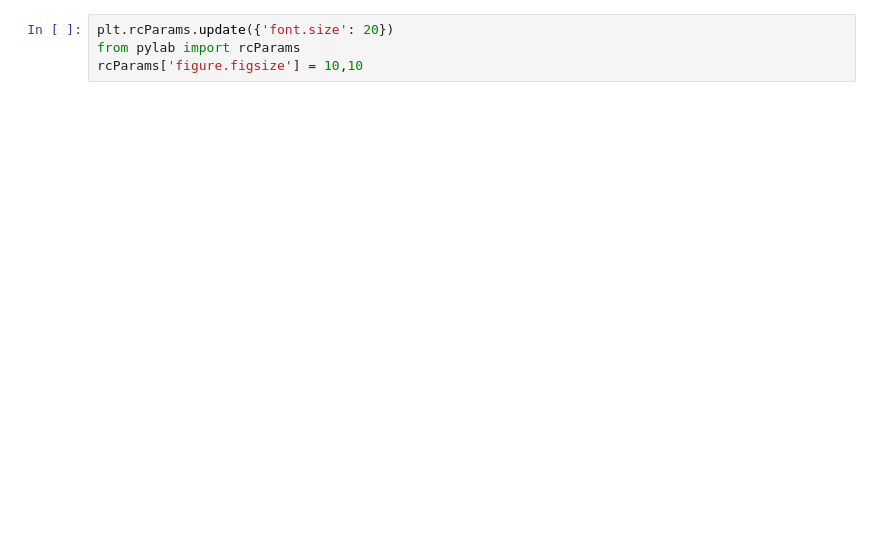
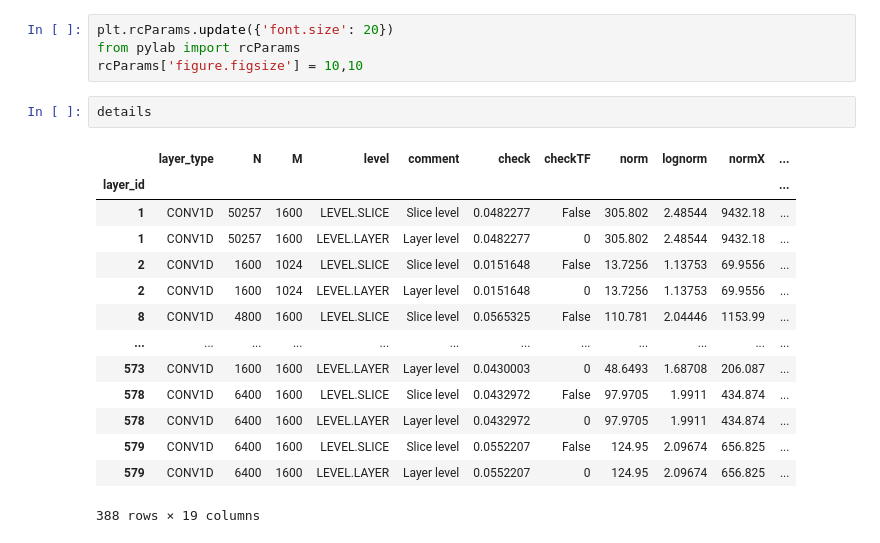
Before and after one commit to CalculatedContent/ww-trends-2020, a Jupyter notebook: WeightWatcher-OpenAI-GPT2.ipynb, the cells around one changed output. Saved outputs shown, nothing was run; the diff lists cells and outputs as text; blank space fills up the shorter version.

```diff
--- a/WeightWatcher-OpenAI-GPT2.ipynb
+++ b/WeightWatcher-OpenAI-GPT2.ipynb
@@ -187,6 +187,23 @@ INFO:__main__:analyze_weights normalize=False, glorot_fix=False count=1
 plt.rcParams.update({'font.size': 20})
 from pylab import rcParams
 rcParams['figure.figsize'] = 10,10
+# %%
+details
+# %% [output]
+|  | layer_type | N | M | level | comment | check | checkTF | norm | lognorm | normX | ... |
+| layer_id |  |  |  |  |  |  |  |  |  |  | ... |
+| 1 | CONV1D | 50257 | 1600 | LEVEL.SLICE | Slice level | 0.0482277 | False | 305.802 | 2.48544 | 9432.18 | ... |
+| 1 | CONV1D | 50257 | 1600 | LEVEL.LAYER | Layer level | 0.0482277 | 0 | 305.802 | 2.48544 | 9432.18 | ... |
+| 2 | CONV1D | 1600 | 1024 | LEVEL.SLICE | Slice level | 0.0151648 | False | 13.7256 | 1.13753 | 69.9556 | ... |
+| 2 | CONV1D | 1600 | 1024 | LEVEL.LAYER | Layer level | 0.0151648 | 0 | 13.7256 | 1.13753 | 69.9556 | ... |
+| 8 | CONV1D | 4800 | 1600 | LEVEL.SLICE | Slice level | 0.0565325 | False | 110.781 | 2.04446 | 1153.99 | ... |
+| ... | ... | ... | ... | ... | ... | ... | ... | ... | ... | ... | ... |
+| 573 | CONV1D | 1600 | 1600 | LEVEL.LAYER | Layer level | 0.0430003 | 0 | 48.6493 | 1.68708 | 206.087 | ... |
+| 578 | CONV1D | 6400 | 1600 | LEVEL.SLICE | Slice level | 0.0432972 | False | 97.9705 | 1.9911 | 434.874 | ... |
+| 578 | CONV1D | 6400 | 1600 | LEVEL.LAYER | Layer level | 0.0432972 | 0 | 97.9705 | 1.9911 | 434.874 | ... |
+| 579 | CONV1D | 6400 | 1600 | LEVEL.SLICE | Slice level | 0.0552207 | False | 124.95 | 2.09674 | 656.825 | ... |
+| 579 | CONV1D | 6400 | 1600 | LEVEL.LAYER | Layer level | 0.0552207 | 0 | 124.95 | 2.09674 | 656.825 | ... |
+388 rows × 19 columns
 # %%
 MP.plot_all_metric_histograms( \
     series_name, all_names, colors, all_summaries, all_details, first_n_last_ids)
```
Also changed, not shown: parts of 4 cells of this notebook, 20 other files.
